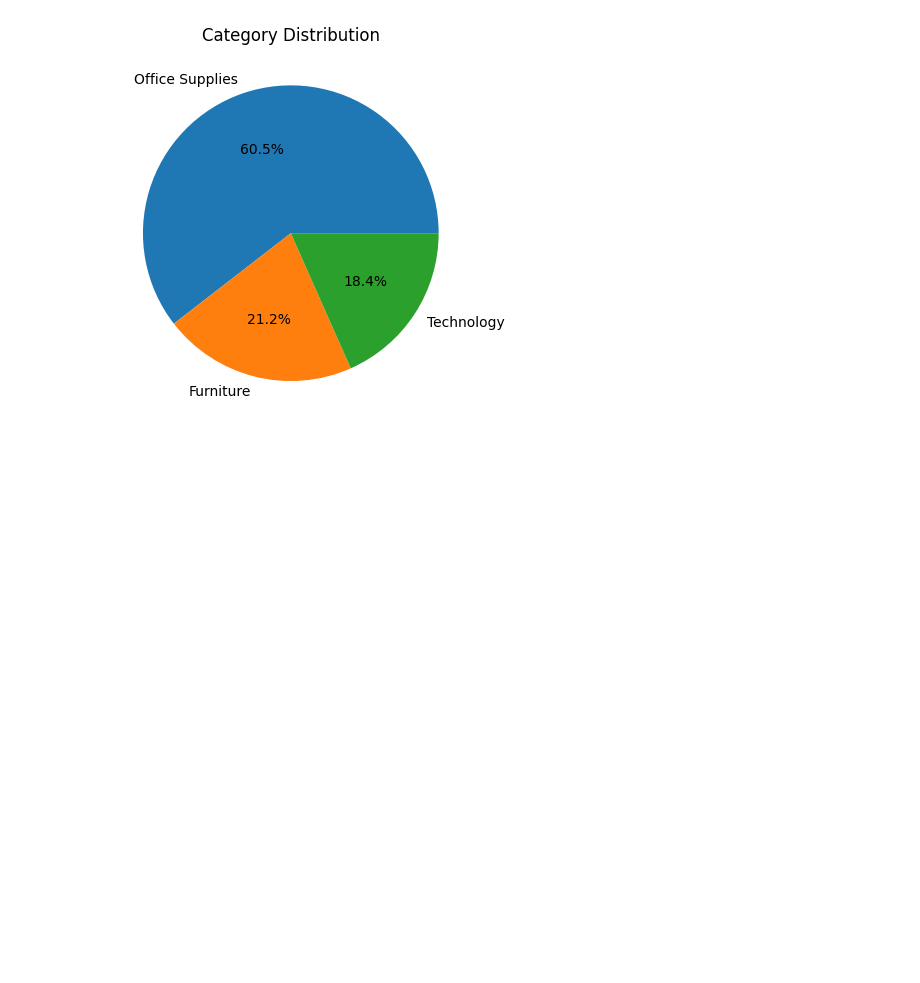
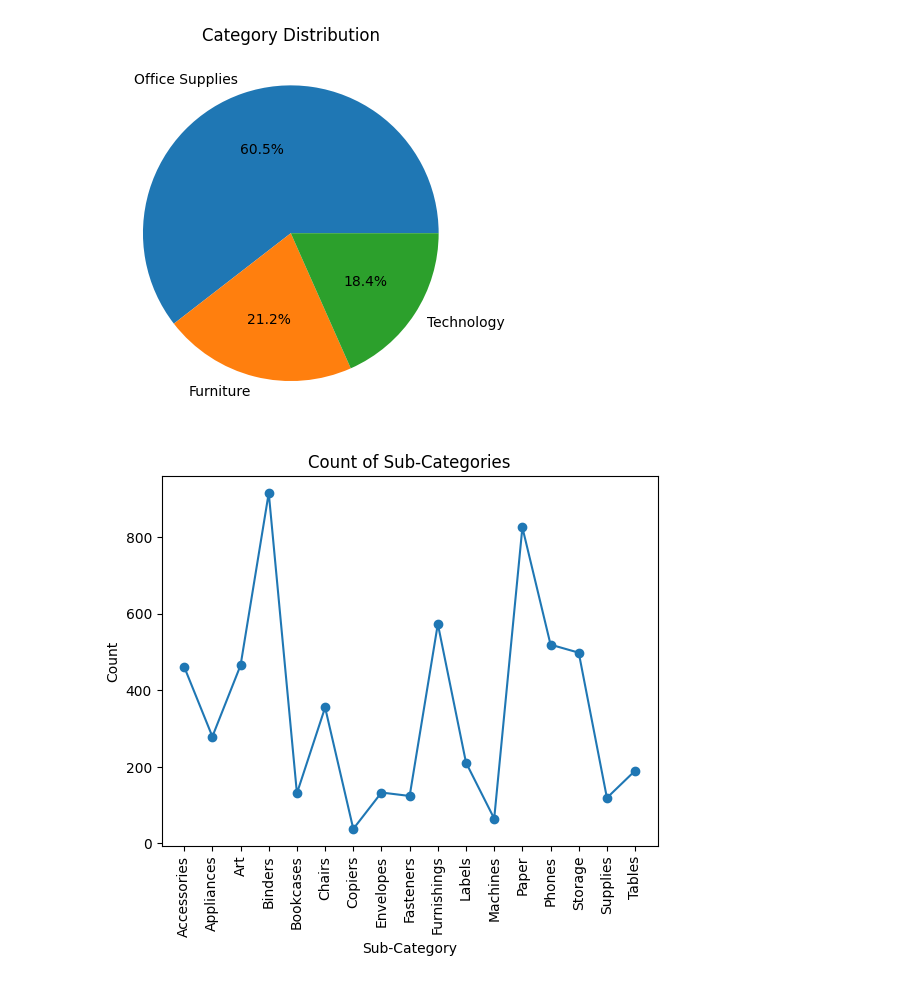
Before and after one commit to Praman1212/Supermarket-Data-Analysis-Using-Jupyter-Notebook, a Jupyter notebook: Sales data Analysis .ipynb, the cells around one changed output. Saved outputs shown, nothing was run; the diff lists cells and outputs as text; code cells hidden in the pictures; blank space fills up the shorter version.

Commit message:
Linear graph update

```diff
--- a/Sales data Analysis .ipynb
+++ b/Sales data Analysis .ipynb
@@ -48,3 +48,21 @@ plt.title('Category Distribution')
 plt.show()
 # %% [output]
 [figure]
+# %%
+# sub_category_count = sales_data['Sub-Category'].count()
+# print('The count of sub_category is', sub_category_count)
+subcategory_count = sales_data.groupby('Sub-Category').size()
+plt.plot(subcategory_count.index, subcategory_count.values, marker='o')
+
+# Set the labels and title
+plt.xlabel('Sub-Category')
+plt.ylabel('Count')
+plt.title('Count of Sub-Categories')
+
+# Rotate x-axis labels if needed
+plt.xticks(rotation=90)
+
+# Display the plot
+plt.show()
+# %% [output]
+[figure, added]
```
